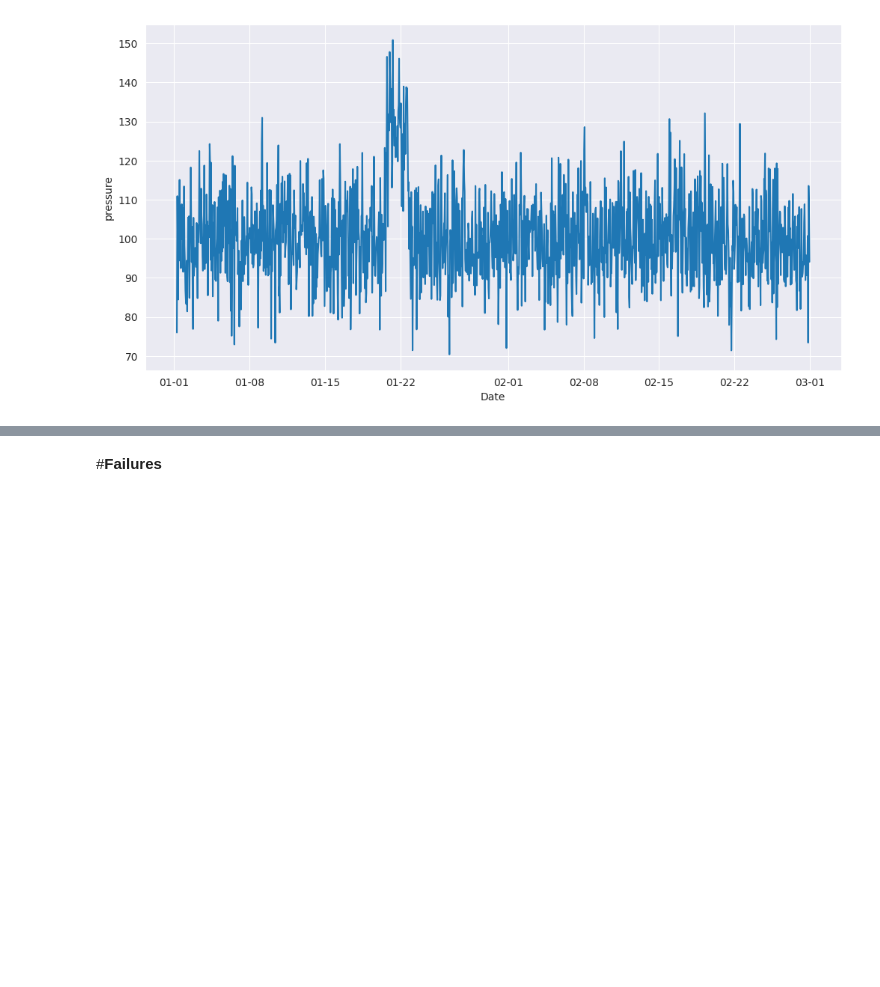
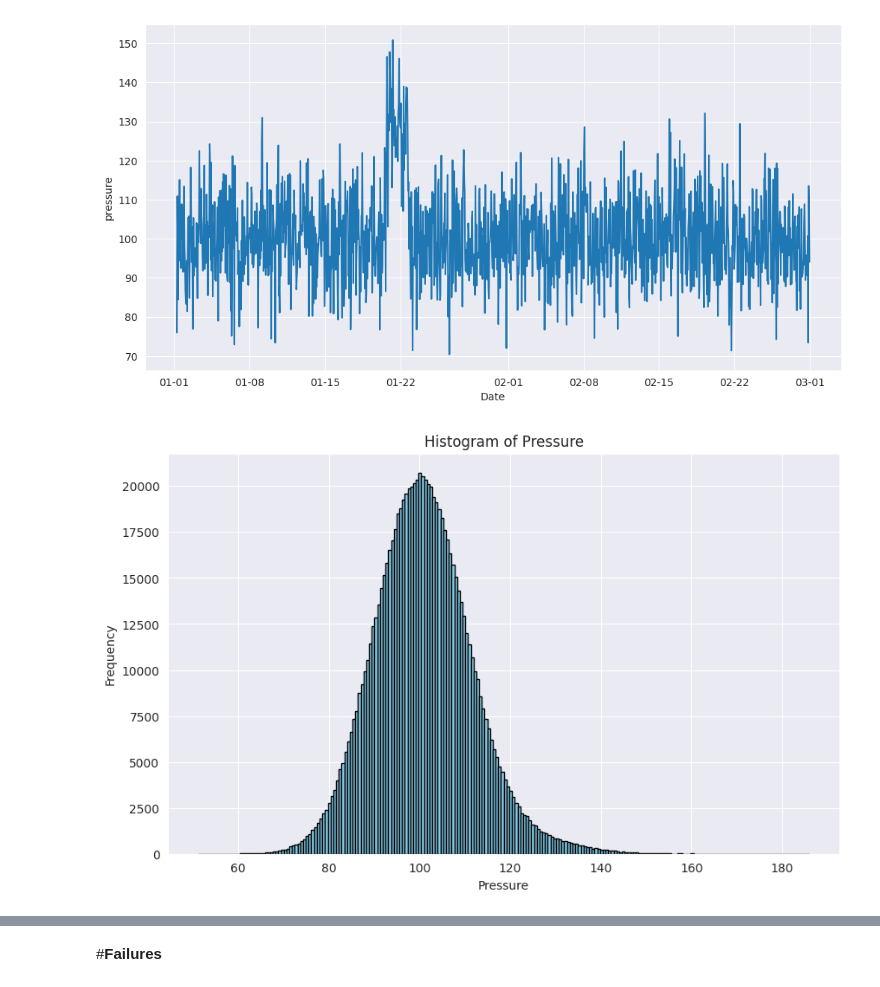
Before and after one commit to fishitmo/Takeobds, a Jupyter notebook: Predictive_Maintenance.ipynb, the cells around one changed output, grey strips where cells are left out. Cells and saved outputs as stored; diff of their text form; code cells hidden in the pictures; blank space fills up the shorter version.

```diff
--- a/Predictive_Maintenance.ipynb
+++ b/Predictive_Maintenance.ipynb
@@ -243,3 +245,14 @@ plt.xlabel('Date')
 # %% [output]
 Text(0.5, 0, 'Date')
 [figure]
+# %%
+# Plotting the histogram
+plt.figure(figsize=(10, 6))
+plt.hist(telemetry['pressure'], log=False, bins=222, color='skyblue', edgecolor='black')  # Adjust the number of bins as needed
+plt.xlabel('Pressure')
+plt.ylabel('Frequency')
+plt.title('Histogram of Pressure')
+plt.grid(True)
+plt.show()
+# %% [output]
+[figure, added]
```
Also changed, not shown: parts of 15 cells of this notebook.
